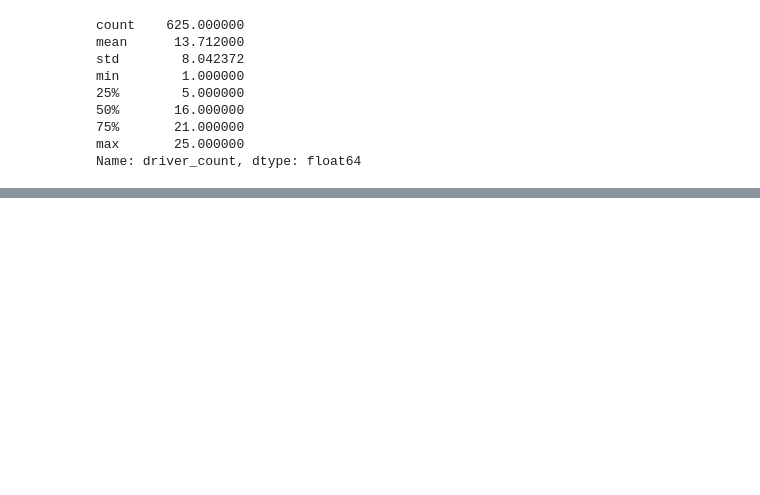
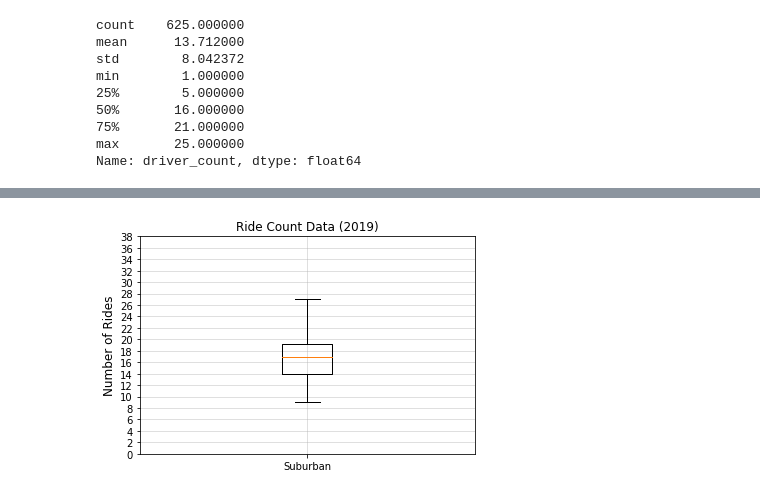
Before and after one commit to conorwhanson/PyBer_Analysis, a Jupyter notebook: Pyber.ipynb, the cells around one changed output, grey strips where cells are left out. Cells and saved outputs as stored; diff of their text form; code cells hidden in the pictures; blank space fills up the shorter version.

```diff
--- a/Pyber.ipynb
+++ b/Pyber.ipynb
@@ -555,0 +580,10 @@ Name: driver_count, dtype: float64
+# %%
+x_labels = ["Suburban"]
+plt.boxplot(suburban_ride_count, labels=x_labels)
+plt.title("Ride Count Data (2019)")
+plt.ylabel("Number of Rides", fontsize=12)
+plt.yticks(np.arange(0, 40, step=2.0))
+plt.grid(alpha=.5)
+plt.show()
+# %% [output]
+[figure, added]
```
Also changed, not shown: parts of 9 cells of this notebook, 1 other file.
